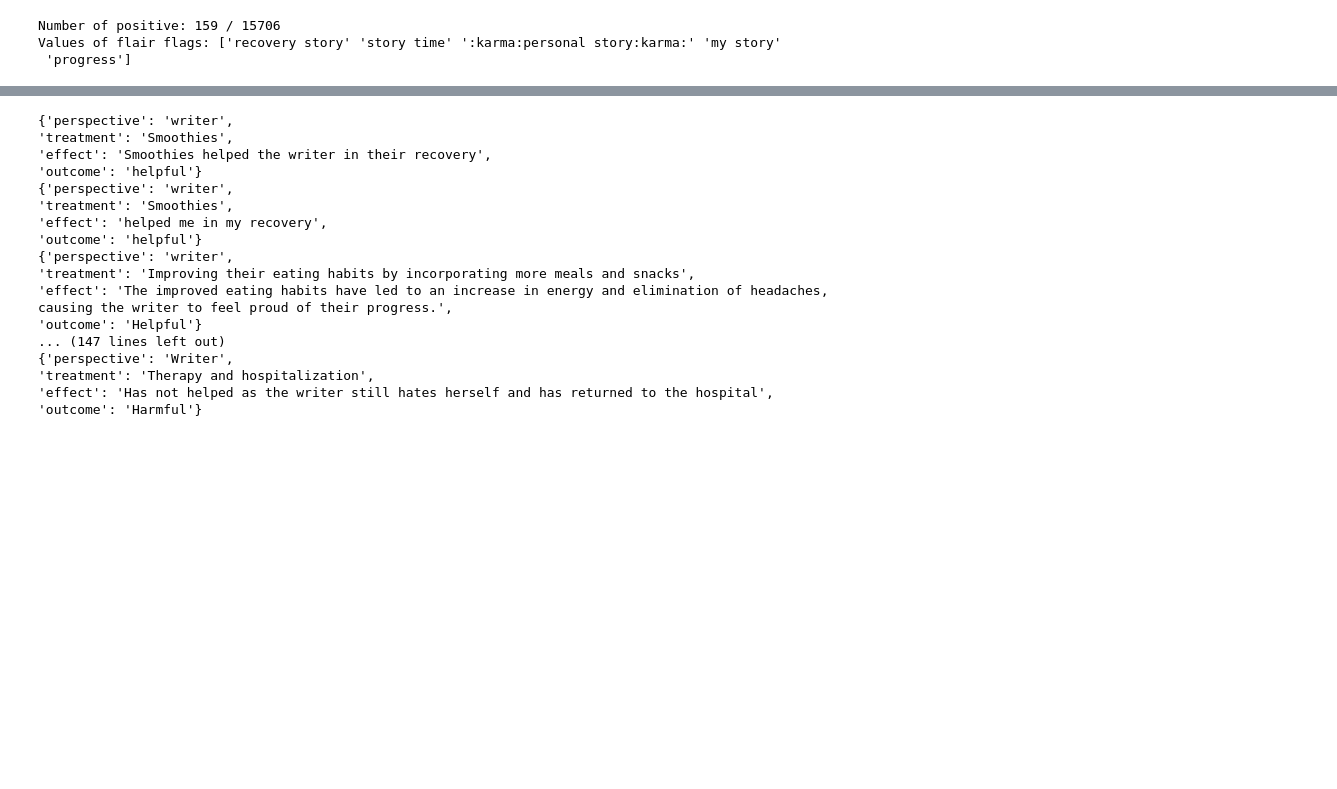
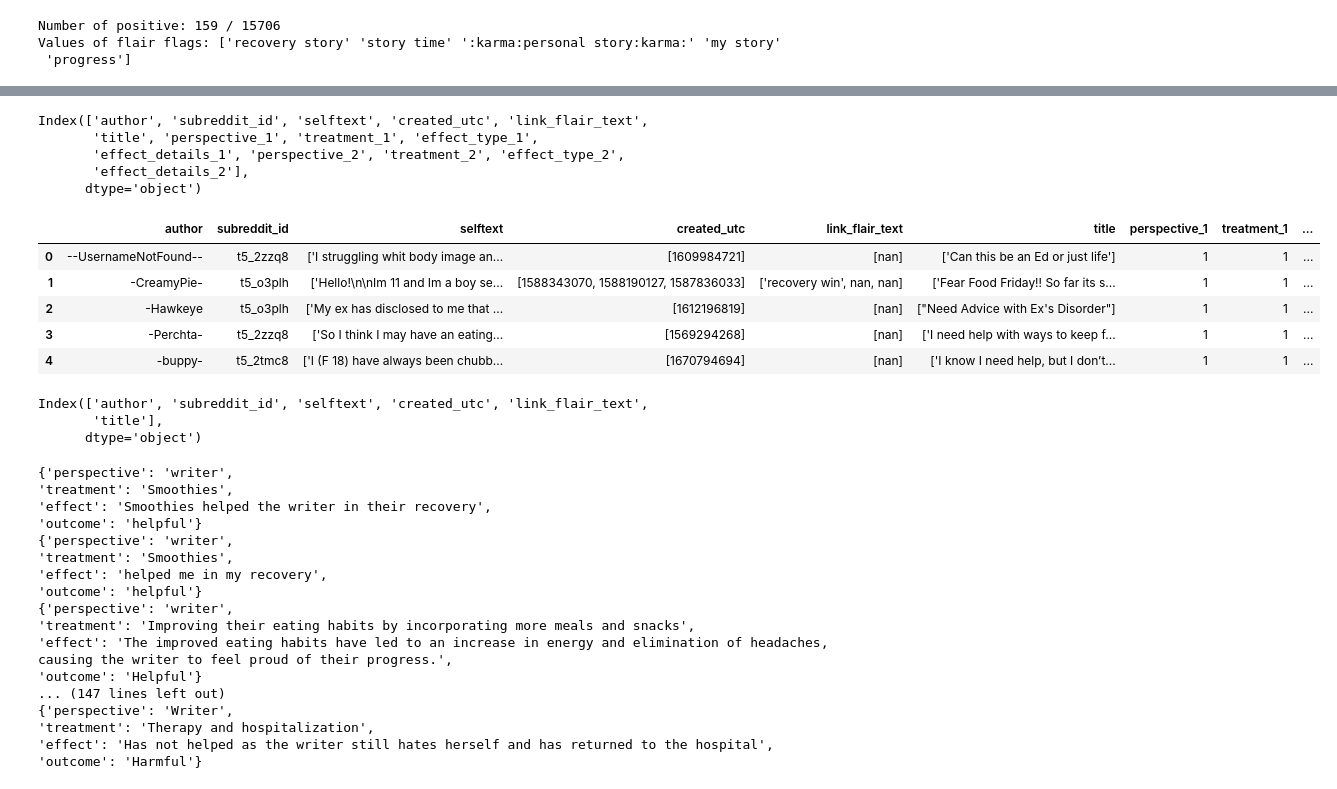
Before and after one commit to nguyentr17/cs685-narrative-analysis, a Jupyter notebook: clinical-extractions/chatgpt.ipynb, the cells around one changed output, grey strips where cells are left out. Saved outputs shown, nothing was run; the diff lists cells and outputs as text; code cells hidden in the pictures; blank space fills up the shorter version.

```diff
--- a/clinical-extractions/chatgpt.ipynb
+++ b/clinical-extractions/chatgpt.ipynb
@@ -81,3 +89,63 @@ positive_df
+# %%
+
+def apply_chatgpt(row, prompt):
+    narrative = row['selftext']
+    max_retries = 3
+    first_time_fail = False
+    for i in range(1, 3):
+        retries = 0
+        while retries < max_retries:
+            try:
+                if first_time_fail:
+                    row[f'perspective_{i}'] = None
+                    row[f'treatment_{i}'] = None
+                    row[f'effect_type_{i}'] = None
+                    row[f'effect_details_{i}'] = None
+                    return row
+                # result = eval(result)
+                response = openai.ChatCompletion.create(
+                    model="gpt-3.5-turbo",
+                    messages=[
+                            {"role": "user", "content":prompt},
+                            {"role": "user", "content": narrative},])
+                result = response.choices[0].message.content
+                result = eval(result)
+                row['perspective'] = result['perspective']
+                row['treatment'] = result['treatment']
+                row['effect_type'] = result['effect_type']
+                row['effect_details'] = result['effect_details']
+                break
+            except Exception as e:
+                retries += 1
+                if retries == max_retries:
+                    row[f'perspective_{i}'] = None
+                    row[f'treatment_{i}'] = None
+                    row[f'effect_type_{i}'] = None
+                    row[f'effect_details_{i}'] = None
+                    first_time_fail = True
+    return row
+# %%
+changes = test_df.apply(apply_chatgpt, axis=1, prompt='hi')
+print(changes.columns)
+changes.head()
+# %% [output]
+Index(['author', 'subreddit_id', 'selftext', 'created_utc', 'link_flair_text',
+       'title', 'perspective_1', 'treatment_1', 'effect_type_1',
+       'effect_details_1', 'perspective_2', 'treatment_2', 'effect_type_2',
+       'effect_details_2'],
+      dtype='object')
+|  | author | subreddit_id | selftext | created_utc | link_flair_text | title | perspective_1 | treatment_1 | ... |
+| 0 | --UsernameNotFound-- | t5_2zzq8 | ['I struggling whit body image an... | [1609984721] | [nan] | ['Can this be an Ed or just life'] | 1 | 1 | ... |
+| 1 | -CreamyPie- | t5_o3plh | ['Hello!\n\nIm 11 and Im a boy se... | [1588343070, 1588190127, 1587836033] | ['recovery win', nan, nan] | ['Fear Food Friday!! So far its s... | 1 | 1 | ... |
+| 2 | -Hawkeye | t5_o3plh | ['My ex has disclosed to me that ... | [1612196819] | [nan] | ["Need Advice with Ex's Disorder"] | 1 | 1 | ... |
+| 3 | -Perchta- | t5_2zzq8 | ['So I think I may have an eating... | [1569294268] | [nan] | ['I need help with ways to keep f... | 1 | 1 | ... |
+| 4 | -buppy- | t5_2tmc8 | ['I (F 18) have always been chubb... | [1670794694] | [nan] | ['I know I need help, but I don’t... | 1 | 1 | ... |
+# %%
+test_df.columns
+# %% [output]
+Index(['author', 'subreddit_id', 'selftext', 'created_utc', 'link_flair_text',
+       'title'],
+      dtype='object')
 # %%
 import openai
 import os
```
Also changed, not shown: parts of 5 cells of this notebook, 10 other files.
